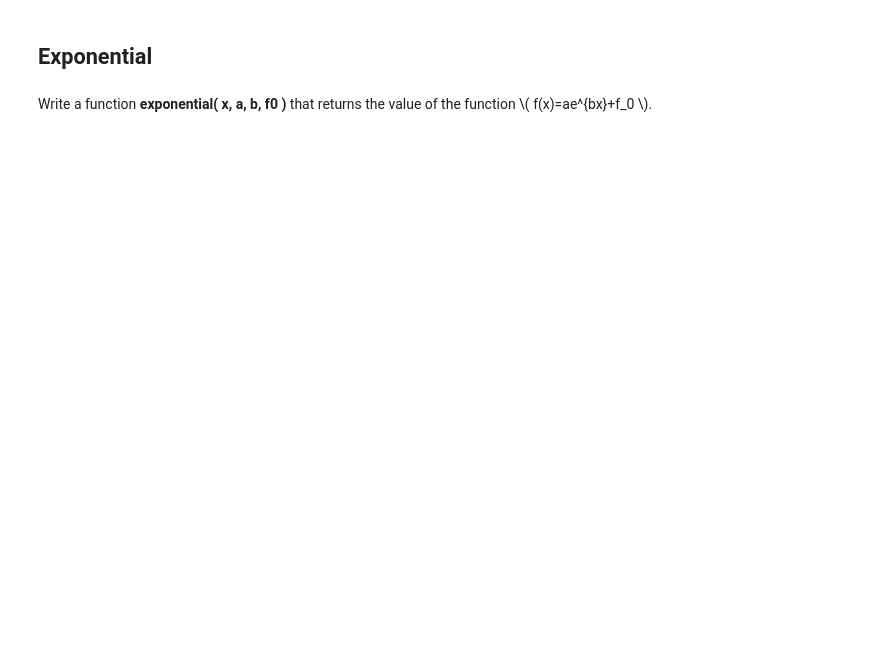
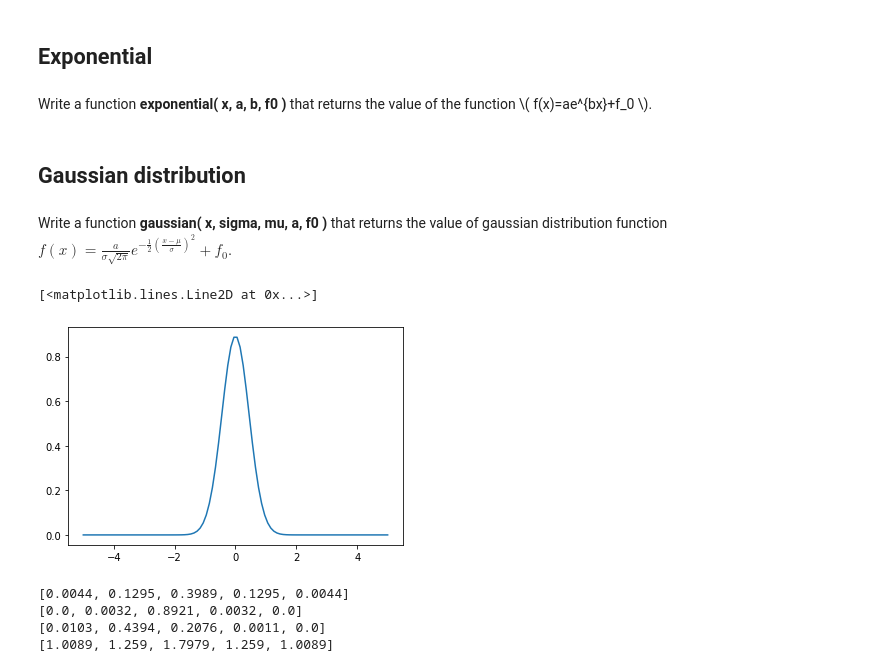
Before and after one commit to mlotti/Hitu_2020, a Jupyter notebook: Notebooks/Week1/Exercise_1_sol.ipynb, the cells around one changed output. Cells and saved outputs as stored; diff of their text form; code cells hidden in the pictures; blank space fills up the shorter version.

```diff
--- a/Notebooks/Week1/Exercise_1_sol.ipynb
+++ b/Notebooks/Week1/Exercise_1_sol.ipynb
@@ -478,3 +533,76 @@ f0  =-5.968
 print(round(exponential(x,a,b,f0),2))
 # expected output:
 # -3.83
+# %% [markdown]
+## Gaussian distribution
+# %% [markdown]
+Write a function **gaussian( x, sigma, mu, a, f0 )** that returns the value of gaussian distribution function $f(x)=\frac{a}{\sigma\sqrt{2\pi}}e^{-\frac{1}{2}\left(\frac{x-\mu}{\sigma}\right)^2}+f_0$.
+# %%
+#possible solution
+
+import numpy as np
+import matplotlib.pyplot as plt
+
+def gaussian( x, sigma, mu, a, f0):
+    return a/(sigma*np.sqrt(2*np.pi))*np.exp(-0.5*((x-mu)/sigma)**2) + f0
+
+# Hint 1 if fails: Use exp()-function, sqrt()-function and value for pi from numpy-module.
+# Hint 2 if fails: exp, sqrt and pi can be used like this:
+# import numpy as np
+# np.exp(...)
+# np.sqrt(...)
+# np.pi
+# Hint 3 if fails:
+# import numpy as np
+# def gaussian( x, sigma, mu, a, f0 ):
+#     return A / (B * np.sqrt(...) * np.exp(...) + ...)
+#
+# Figure out what to put instead of A and B and write something to spots with ...
+# %% [output]
+[<matplotlib.lines.Line2D at 0x...>]
+[figure, added]
+# %%
+import numpy as np
+
+x = np.linspace(-3,3,5)
+
+# test 1: sigma = 1, mu = 0, a = 1, f0 = 0
+sigma = 1
+mu = 0
+a = 1
+f0 = 0
+print([round(val,4) for val in gaussian(x,sigma,mu,a,f0)])
+# expected output:
+# [0.0044, 0.1295, 0.3989, 0.1295, 0.0044]
+
+# test 2: sigma = np.sqrt(0.2), mu = 0, a = 1, f0 = 0
+sigma = np.sqrt(0.2)
+mu = 0
+a = 1
+f0 = 0
+print([round(val,4) for val in gaussian(x,sigma,mu,a,f0)])
+# expected output:
+# [0.0, 0.0032, 0.8921, 0.0032, 0.0]
+
+# test 3: sigma = np.sqrt(0.5), mu = -1, a = 1, f0 = 0
+sigma = np.sqrt(0.5)
+mu = -1
+a = 1
+f0 = 0
+print([round(val,4) for val in gaussian(x,sigma,mu,a,f0)])
+# expected output:
+# [0.0103, 0.4394, 0.2076, 0.0011, 0.0]
+
+# test 3: sigma = 1, mu = 0, a = 2, f0 = 1
+sigma = 1
+mu = 0
+a = 2
+f0 = 1
+print([round(val,4) for val in gaussian(x,sigma,mu,a,f0)])
+# expected output:
+# [1.0089, 1.259, 1.7979, 1.259, 1.0089]
+# %% [output]
+[0.0044, 0.1295, 0.3989, 0.1295, 0.0044]
+[0.0, 0.0032, 0.8921, 0.0032, 0.0]
+[0.0103, 0.4394, 0.2076, 0.0011, 0.0]
+[1.0089, 1.259, 1.7979, 1.259, 1.0089]
```
Also changed, not shown: parts of 13 cells of this notebook, 2 other files.
